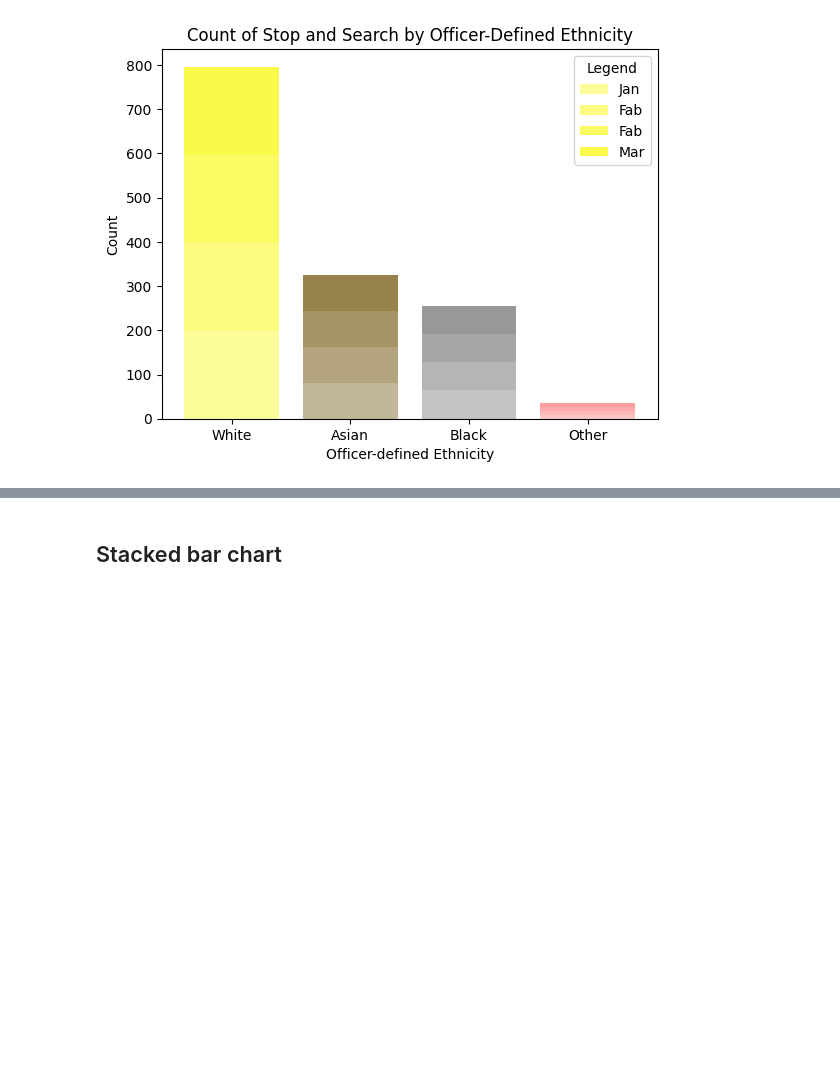
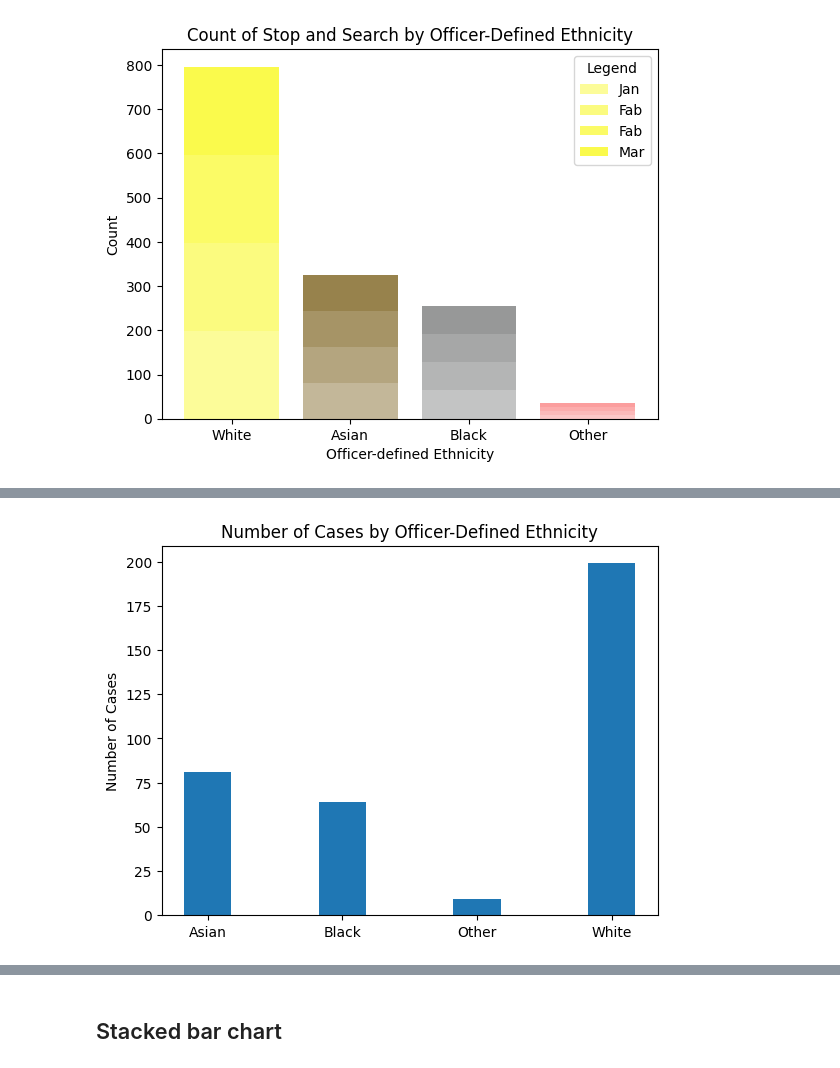
Before and after one commit to kittanaiwisetkhro/dataviz2025, a Jupyter notebook: Visualize_Data_Comparison_2025_กฤตนัย.ipynb, the cells around one changed output, grey strips where cells are left out. Saved outputs shown, nothing was run; the diff lists cells and outputs as text; code cells hidden in the pictures; blank space fills up the shorter version.

```diff
--- a/Visualize_Data_Comparison_2025_กฤตนัย.ipynb
+++ b/Visualize_Data_Comparison_2025_กฤตนัย.ipynb
@@ -423,0 +471,10 @@ plt.legend(title='Legend')
+# %%
+compared_police_eth1 = data1.groupby('Officer-defined ethnicity')['Type'].count().reset_index()
+compared_police_eth2 = data2.groupby('Officer-defined ethnicity')['Type'].count().reset_index()
+compared_police_eth3 = data3.groupby('Officer-defined ethnicity')['Type'].count().reset_index()
+compared_police_eth4 = data4.groupby('Officer-defined ethnicity')['Type'].count().reset_index()
+# %%
+compared_police_eth1 = swap_rows(compared_police_eth1)
+compared_police_eth2 = swap_rows(compared_police_eth2)
+compared_police_eth3 = swap_rows(compared_police_eth3)
+compared_police_eth4 = swap_rows(compared_police_eth4)
@@ -423,0 +503,22 @@ plt.legend(title='Legend')
+# %%
+import numpy as np
+import matplotlib.pyplot as plt
+
+labels = compared_police_eth1['Officer-defined ethnicity']
+cases = compared_police_eth1['Type']
+
+x = np.arange(len(labels))  # the label locations
+width = 0.35  # the width of the bars
+
+fig, ax = plt.subplots()
+rects = ax.bar(x, cases, width)
+
+# Add some text for labels, title and custom x-axis tick labels, etc.
+ax.set_ylabel('Number of Cases')
+ax.set_title('Number of Cases by Officer-Defined Ethnicity')
+ax.set_xticks(x)
+ax.set_xticklabels(labels)
+
+plt.show()
+# %% [output]
+[figure, added]
```
Also changed, not shown: parts of 67 cells of this notebook.
